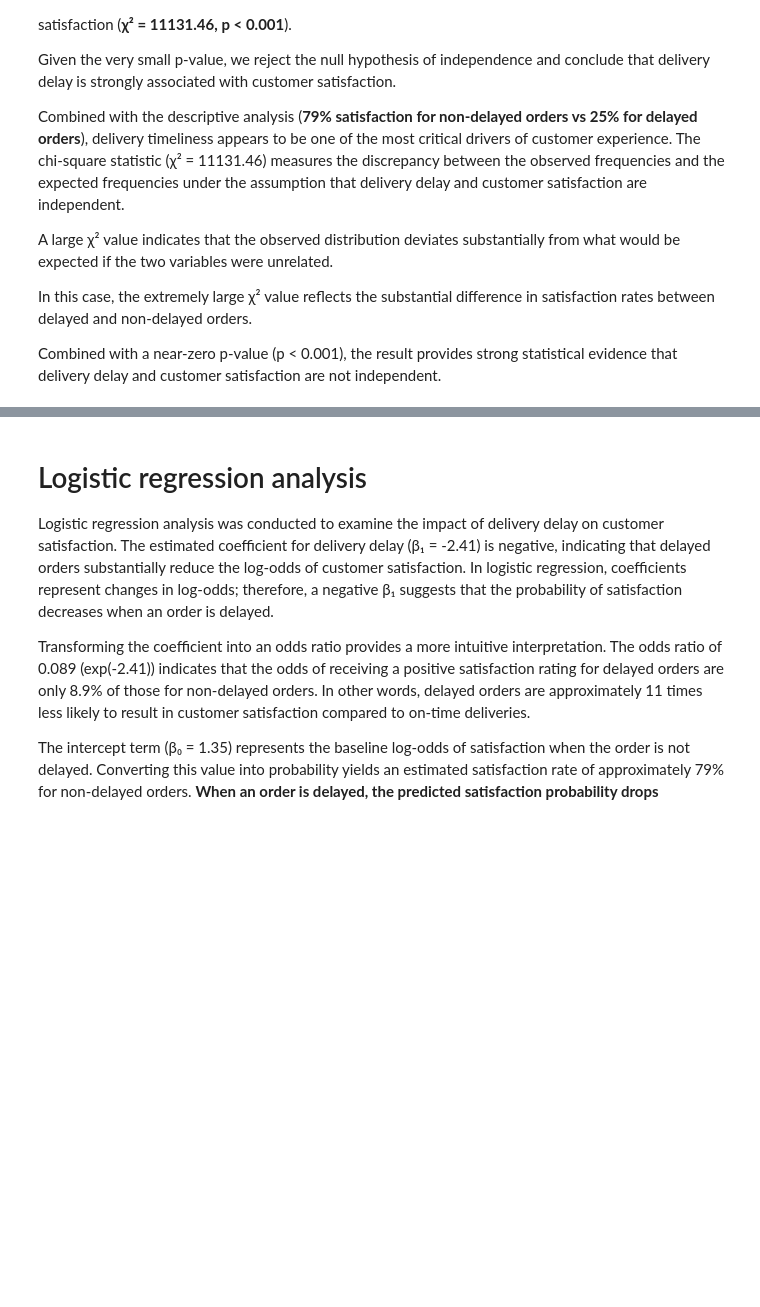
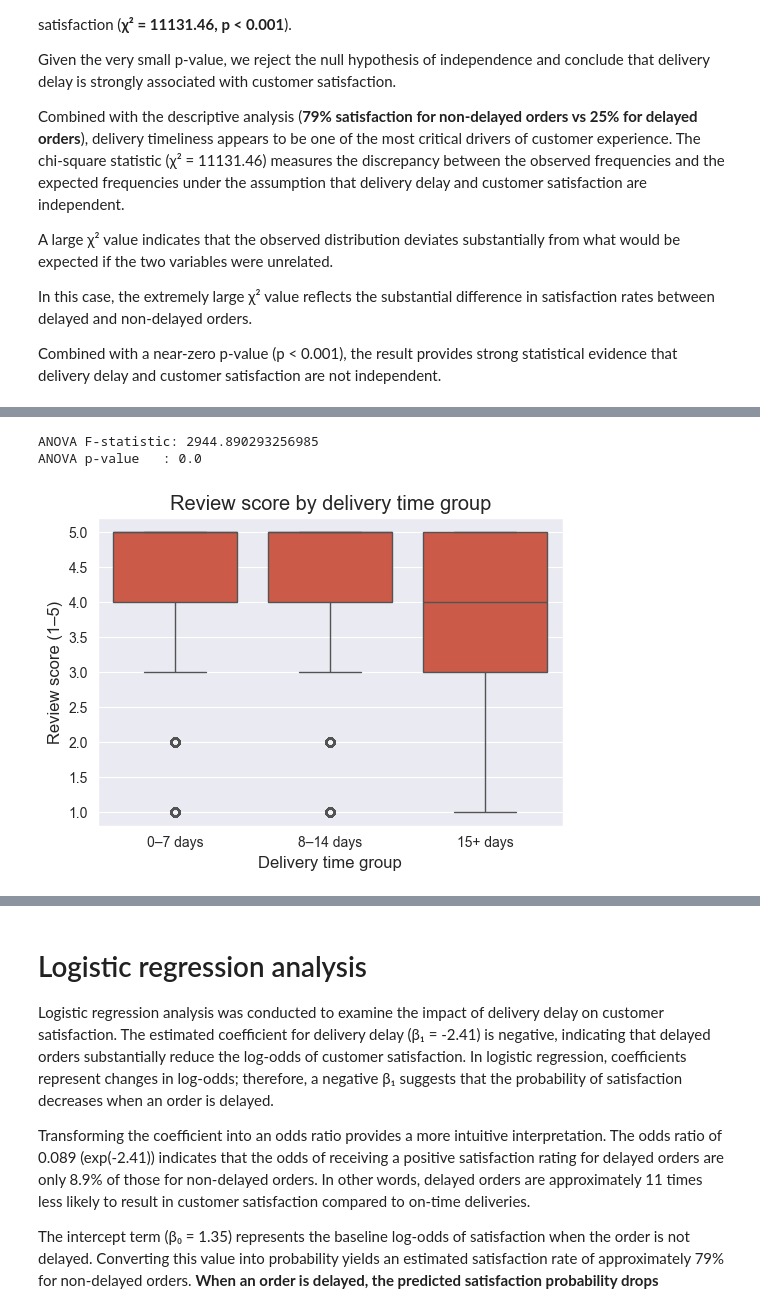
Before and after one commit to WangXin154/E-commerce_decision-making-_intelligence, a Jupyter notebook: E-commerce_decision-making _ntelligence/Statistical_analysis_report/01_satisfaction_vs_delivery.ipynb, the cells around one changed output, grey strips where cells are left out. Cells and saved outputs as stored; diff of their text form; code cells hidden in the pictures; blank space fills up the shorter version.

```diff
--- a/E-commerce_decision-making _ntelligence/Statistical_analysis_report/01_satisfaction_vs_delivery.ipynb
+++ b/E-commerce_decision-making _ntelligence/Statistical_analysis_report/01_satisfaction_vs_delivery.ipynb
@@ -340,0 +391,40 @@ Combined with a near-zero p-value (p < 0.001), the result provides strong statis
+# %%
+# ANOVA: compare mean satisfaction across delay severity groups
+# Define delay severity bins based on delivered_days
+df_full["delay_group"] = pd.cut(
+    df_full["delivered_days"],
+    bins=[-0.1, 7, 14, np.inf],
+    labels=["0–7 days", "8–14 days", "15+ days"]
+)
+
+# Drop any potential missing values in the new column
+anova_df = df_full.dropna(subset=["delay_group", "review_score"])
+
+# Prepare groups for one-way ANOVA
+groups = [
+    g["review_score"].values
+    for _, g in anova_df.groupby("delay_group")
+]
+
+f_stat, p_value = f_oneway(*groups)
+
+print("ANOVA F-statistic:", f_stat)
+print("ANOVA p-value   :", p_value)
+# %% [output]
+ANOVA F-statistic: 2944.890293256985
+ANOVA p-value   : 0.0
+# %%
+# Visualise review score distribution by delay severity
+plt.figure(figsize=(6, 4))
+sns.boxplot(
+    x="delay_group",
+    y="review_score",
+    data=anova_df,
+    order=["0–7 days", "8–14 days", "15+ days"]
+)
+plt.xlabel("Delivery time group")
+plt.ylabel("Review score (1–5)")
+plt.title("Review score by delivery time group")
+plt.show()
+# %% [output]
+[figure, added]
```
Also changed, not shown: parts of 34 cells of this notebook.
